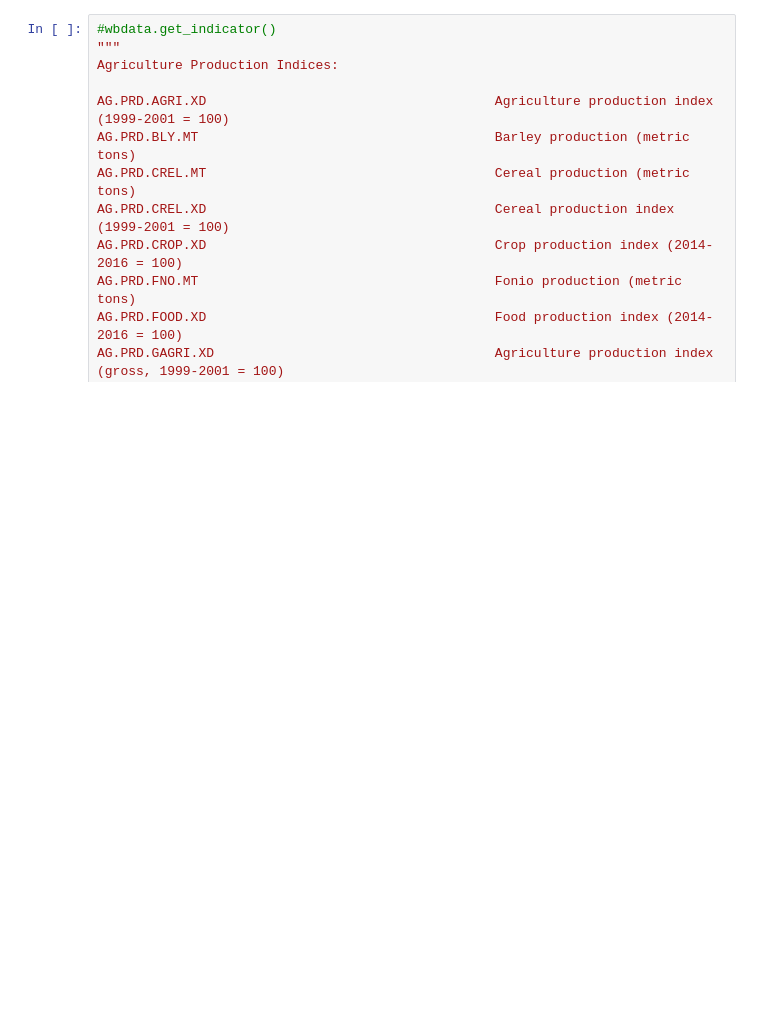
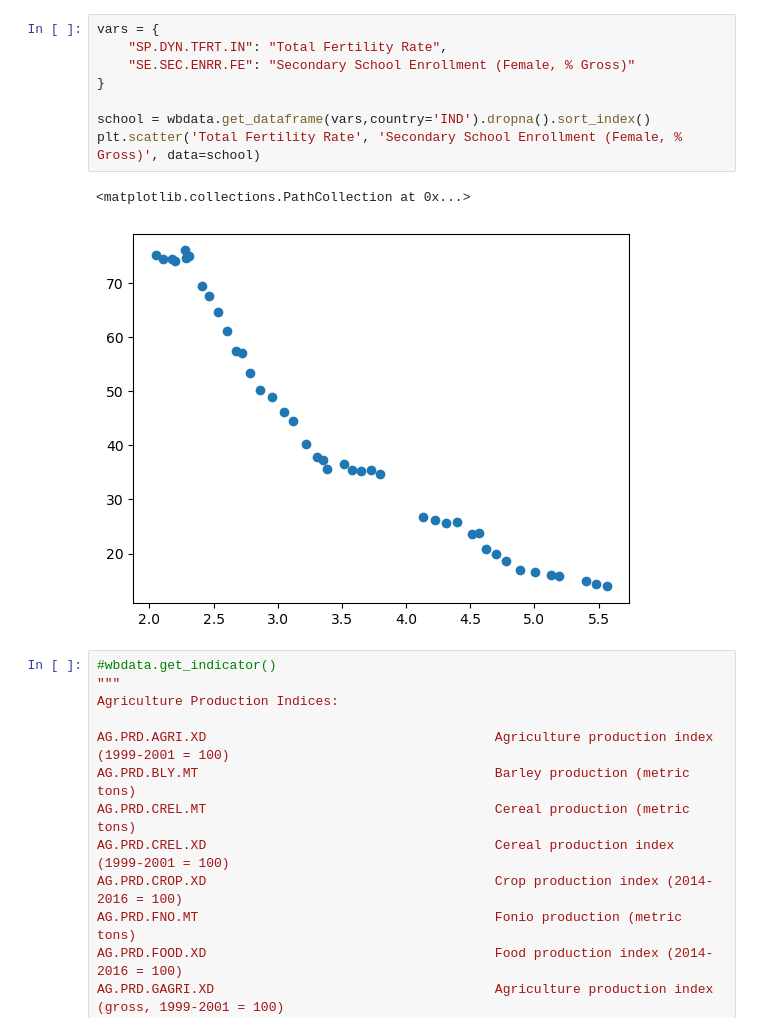
Before and after one commit to hoshiaip/EEP153Blake, a Jupyter notebook: popfunc.ipynb, the cells around one changed output. Saved outputs shown, nothing was run; the diff lists cells and outputs as text; blank space fills up the shorter version.

Commit message:
updated population function to better handle age ranges, added TFR / secondary school education graph

```diff
--- a/popfunc.ipynb
+++ b/popfunc.ipynb
@@ -69,3 +85,14 @@ population(year=2000, sex='Male', age_range=(67, 76), place='IND')
+# %%
+vars = {
+    "SP.DYN.TFRT.IN": "Total Fertility Rate",
+    "SE.SEC.ENRR.FE": "Secondary School Enrollment (Female, % Gross)"
+}
+
+school = wbdata.get_dataframe(vars,country='IND').dropna().sort_index()
+plt.scatter('Total Fertility Rate', 'Secondary School Enrollment (Female, % Gross)', data=school)
+# %% [output]
+<matplotlib.collections.PathCollection at 0x...>
+[figure, added]
 # %%
 #wbdata.get_indicator()
 """
```
Also changed, not shown: parts of 3 cells of this notebook.
